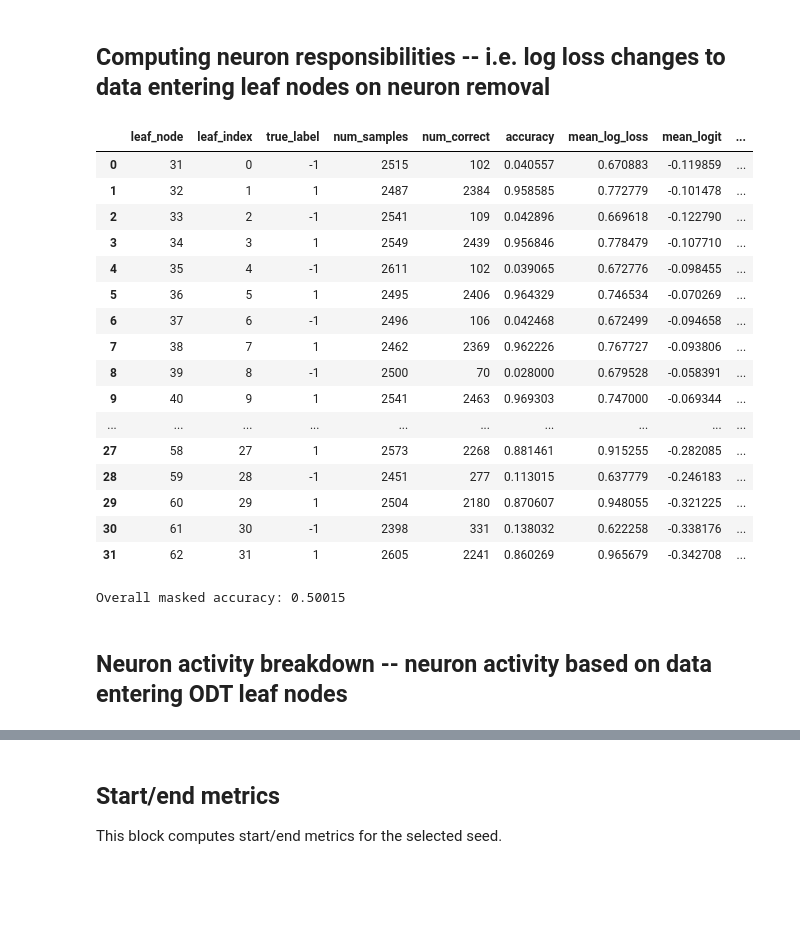
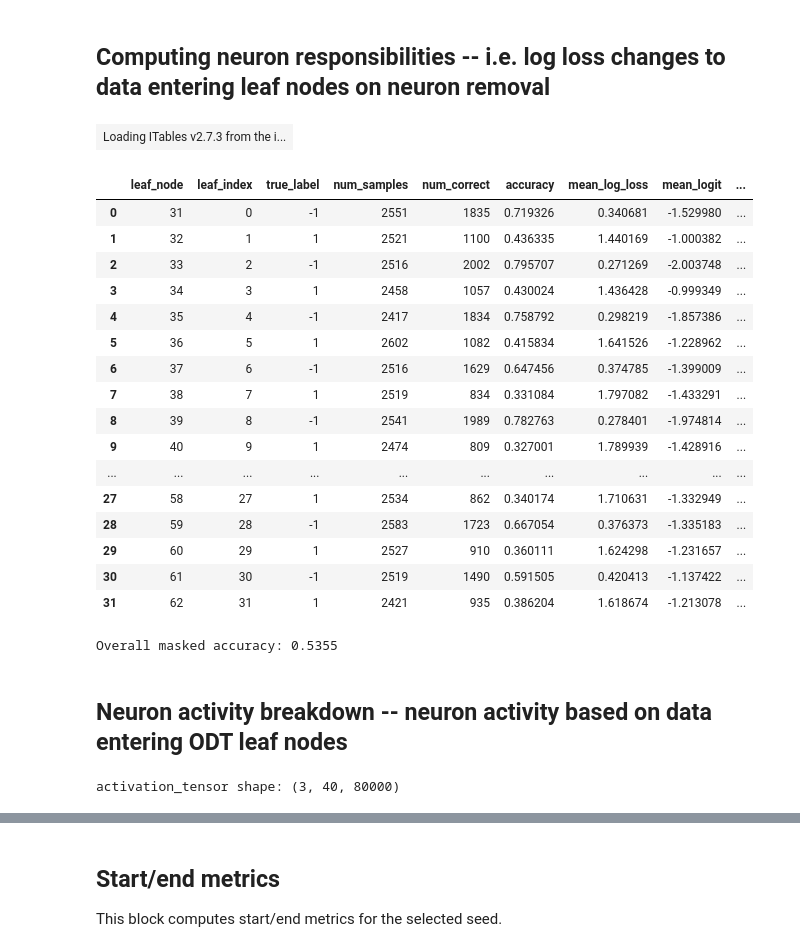
Before and after one commit to JignasaBhunia/layer-lenses-testbed, a Jupyter notebook: notebooks/scratch.ipynb, the cells around one changed output, grey strips where cells are left out. Saved outputs shown, nothing was run; the diff lists cells and outputs as text; code cells hidden in the pictures; blank space fills up the shorter version.

```diff
--- a/notebooks/scratch.ipynb
+++ b/notebooks/scratch.ipynb
@@ -65,6 +92,9 @@ seed_result = run_single_relu_seed(
     batch_size=BATCH_SIZE,
     weight_decay=WEIGHT_DECAY,
     snapshot_epochs=SNAPSHOT_EPOCHS,
+    project_first_layer_grad_orthogonal=None,
+    odt_hyperplanes = "coordinate_axes",
+
 )
 print("Done")
 # %% [output]
@@ -101,0 +185,22 @@ node_level = alignment["node_level"]
+# %%
+EPOCH = list(ckpts.keys())[1999]  # choose from available checkpoints
+
+alignment, fig, ax = plot_first_layer_odt_alignment(
+    state_dict=ckpts[EPOCH],
+    tree=tree,
+    depth=DEPTH,
+    epoch=EPOCH,
+    seed=SEED,
+)
+plt.show()
+
+# Keep these names available for downstream scratch cells.
+first_layer_wts = alignment["first_layer_wts"]
+odt_wts = alignment["odt_wts"]
+row_norms = alignment["row_norms"]
+cos = alignment["cos"]
+abs_cos = alignment["abs_cos"]
+max_abs_cos = alignment["max_abs_cos"]
+closest_odt = alignment["closest_odt"]
+closest_odt_np = alignment["closest_odt_np"]
+node_level = alignment["node_level"]
@@ -161,46 +293,65 @@ show(
     scrollX=True,
     search=True,
     paging=True,
-    pageLength=25,
+    pageLength=32,
 )
+# %% [output]
+| Loading ITables v2.7.3 from the i... |
 # %%
 checkpoint_model = checkpoint_model_from_state(seed_result["out"]["model"], ckpts[EPOCH])
 
 # Shape (40, 3): 1 keeps a hidden node, 0 masks it out.
 node_mask = np.ones((40, 3), dtype=int)
 node_mask[:, 1] = 0
-node_mask[5, 1] = 1
+node_mask[7, 1] = 1
 # second hidden layer neuron : ODT node responsibilities
 # 0: [49], 4: [46], 5: [50,51,52,53,54], 6: [39], 7:[62], 9:[36], 10 : [55, 56, 57, 58]
 
 leaf_accuracy = masked_accuracy_by_odt_leaf(
     model=checkpoint_model,
     node_mask=node_mask,
     x_eval=seed_result["data"]["x_eval"],
     y_eval=seed_result["data"]["y_eval"],
     tree=seed_result["tree"],
 )
 
 display(leaf_accuracy)
 print("Overall masked accuracy:", np.average(leaf_accuracy["accuracy"], weights=leaf_accuracy["num_samples"]))
 # %% [output]
 |  | leaf_node | leaf_index | true_label | num_samples | num_correct | accuracy | mean_log_loss | mean_logit | ... |
-| 0 | 31 | 0 | -1 | 2515 | 102 | 0.040557 | 0.670883 | -0.119859 | ... |
-| 1 | 32 | 1 | 1 | 2487 | 2384 | 0.958585 | 0.772779 | -0.101478 | ... |
-| 2 | 33 | 2 | -1 | 2541 | 109 | 0.042896 | 0.669618 | -0.122790 | ... |
-| 3 | 34 | 3 | 1 | 2549 | 2439 | 0.956846 | 0.778479 | -0.107710 | ... |
-| 4 | 35 | 4 | -1 | 2611 | 102 | 0.039065 | 0.672776 | -0.098455 | ... |
-| 5 | 36 | 5 | 1 | 2495 | 2406 | 0.964329 | 0.746534 | -0.070269 | ... |
-| 6 | 37 | 6 | -1 | 2496 | 106 | 0.042468 | 0.672499 | -0.094658 | ... |
-| 7 | 38 | 7 | 1 | 2462 | 2369 | 0.962226 | 0.767727 | -0.093806 | ... |
-| 8 | 39 | 8 | -1 | 2500 | 70 | 0.028000 | 0.679528 | -0.058391 | ... |
-| 9 | 40 | 9 | 1 | 2541 | 2463 | 0.969303 | 0.747000 | -0.069344 | ... |
+| 0 | 31 | 0 | -1 | 2551 | 1835 | 0.719326 | 0.340681 | -1.529980 | ... |
+| 1 | 32 | 1 | 1 | 2521 | 1100 | 0.436335 | 1.440169 | -1.000382 | ... |
+| 2 | 33 | 2 | -1 | 2516 | 2002 | 0.795707 | 0.271269 | -2.003748 | ... |
+| 3 | 34 | 3 | 1 | 2458 | 1057 | 0.430024 | 1.436428 | -0.999349 | ... |
+| 4 | 35 | 4 | -1 | 2417 | 1834 | 0.758792 | 0.298219 | -1.857386 | ... |
+| 5 | 36 | 5 | 1 | 2602 | 1082 | 0.415834 | 1.641526 | -1.228962 | ... |
+| 6 | 37 | 6 | -1 | 2516 | 1629 | 0.647456 | 0.374785 | -1.399009 | ... |
+| 7 | 38 | 7 | 1 | 2519 | 834 | 0.331084 | 1.797082 | -1.433291 | ... |
+| 8 | 39 | 8 | -1 | 2541 | 1989 | 0.782763 | 0.278401 | -1.974814 | ... |
+| 9 | 40 | 9 | 1 | 2474 | 809 | 0.327001 | 1.789939 | -1.428916 | ... |
 | ... | ... | ... | ... | ... | ... | ... | ... | ... | ... |
-| 27 | 58 | 27 | 1 | 2573 | 2268 | 0.881461 | 0.915255 | -0.282085 | ... |
-| 28 | 59 | 28 | -1 | 2451 | 277 | 0.113015 | 0.637779 | -0.246183 | ... |
-| 29 | 60 | 29 | 1 | 2504 | 2180 | 0.870607 | 0.948055 | -0.321225 | ... |
-| 30 | 61 | 30 | -1 | 2398 | 331 | 0.138032 | 0.622258 | -0.338176 | ... |
-| 31 | 62 | 31 | 1 | 2605 | 2241 | 0.860269 | 0.965679 | -0.342708 | ... |
+| 27 | 58 | 27 | 1 | 2534 | 862 | 0.340174 | 1.710631 | -1.332949 | ... |
+| 28 | 59 | 28 | -1 | 2583 | 1723 | 0.667054 | 0.376373 | -1.335183 | ... |
+| 29 | 60 | 29 | 1 | 2527 | 910 | 0.360111 | 1.624298 | -1.231657 | ... |
+| 30 | 61 | 30 | -1 | 2519 | 1490 | 0.591505 | 0.420413 | -1.137422 | ... |
+| 31 | 62 | 31 | 1 | 2421 | 935 | 0.386204 | 1.618674 | -1.213078 | ... |
-Overall masked accuracy: 0.50015
+Overall masked accuracy: 0.5355
 # %% [markdown]
 ## Neuron activity breakdown -- neuron activity based on data entering ODT leaf nodes
+# %%
+
+checkpoint_model = checkpoint_model_from_state(seed_result["out"]["model"], ckpts[EPOCH])
+
+acts = activation_tensor_by_layer_neuron_data(
+    model=checkpoint_model,
+    x_eval=seed_result["data"]["x_eval"],
+)
+outputs = checkpoint_model(torch.tensor(seed_result["data"]["x_eval"], dtype=torch.float32)).detach().cpu().numpy()
+labels = seed_result["data"]["y_eval"]
+
+residues = np.exp(-labels*outputs)/(1+np.exp(-labels*outputs))
+leaf_ids = odt_leaf_ids_for_x(seed_result["data"]["x_eval"], seed_result["tree"])
+
+print("activation_tensor shape:", acts.shape)  # (layers, neurons, num_data)
+# %% [output]
+activation_tensor shape: (3, 40, 80000)
```
Also changed, not shown: parts of 33 cells of this notebook, 20 other files.
